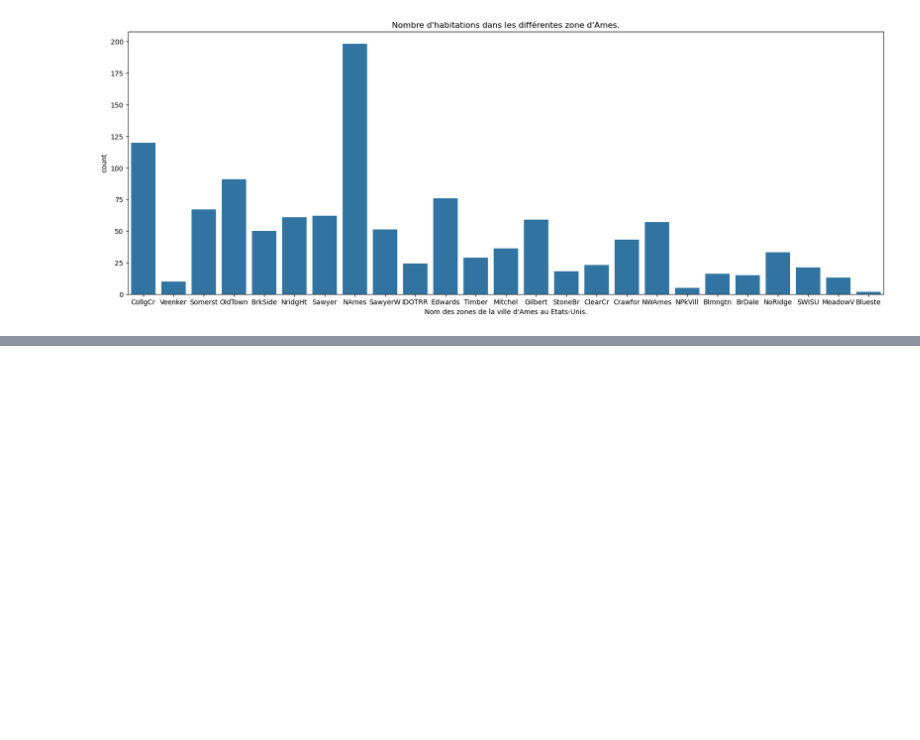
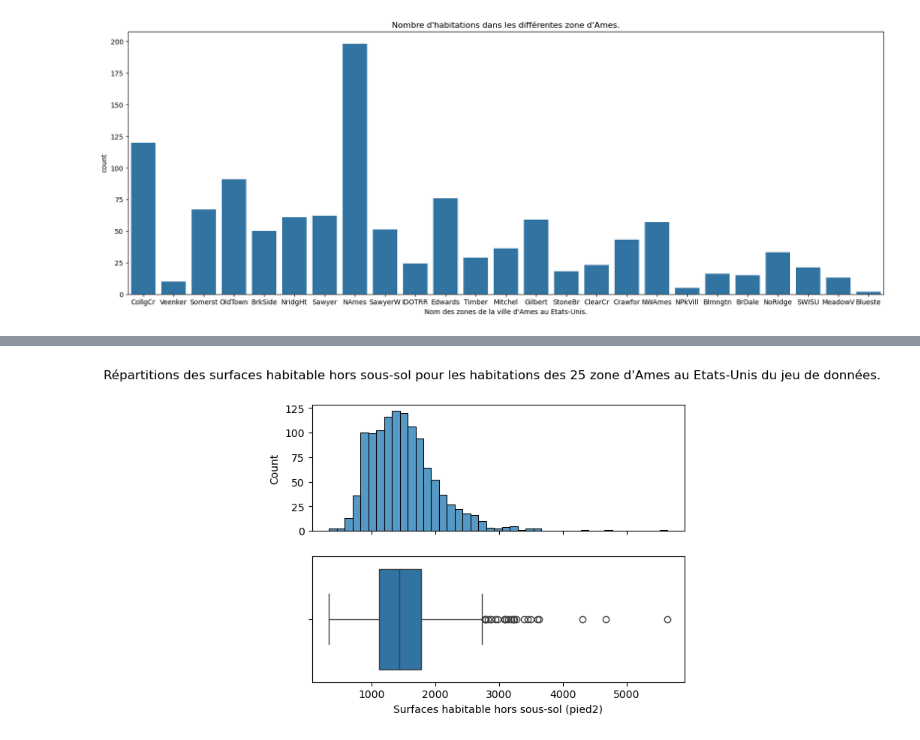
Before and after one commit to fmazur57u/Prediction_prix_immobilier, a Jupyter notebook: projet_prix_immobilier.ipynb, the cells around one changed output, grey strips where cells are left out. Saved outputs shown, nothing was run; the diff lists cells and outputs as text; code cells hidden in the pictures; blank space fills up the shorter version.

Commit message:
Analyse des différentes surfaces

```diff
--- a/projet_prix_immobilier.ipynb
+++ b/projet_prix_immobilier.ipynb
@@ -195,0 +214,9 @@
+# %%
+fig, ax = plt.subplots(2, 1, sharex=True)
+plt.suptitle("Répartitions des surfaces habitable hors sous-sol pour les habitations des 25 zone d'Ames au Etats-Unis du jeu de données.")
+sns.histplot(data=train_set, x="GrLivArea", ax=ax[0])
+sns.boxplot(data=train_set, x="GrLivArea", ax=ax[1])
+plt.xlabel("Surfaces habitable hors sous-sol (pied2)")
+plt.show()
+# %% [output]
+[figure, added]
```
Also changed, not shown: parts of 13 cells of this notebook.
